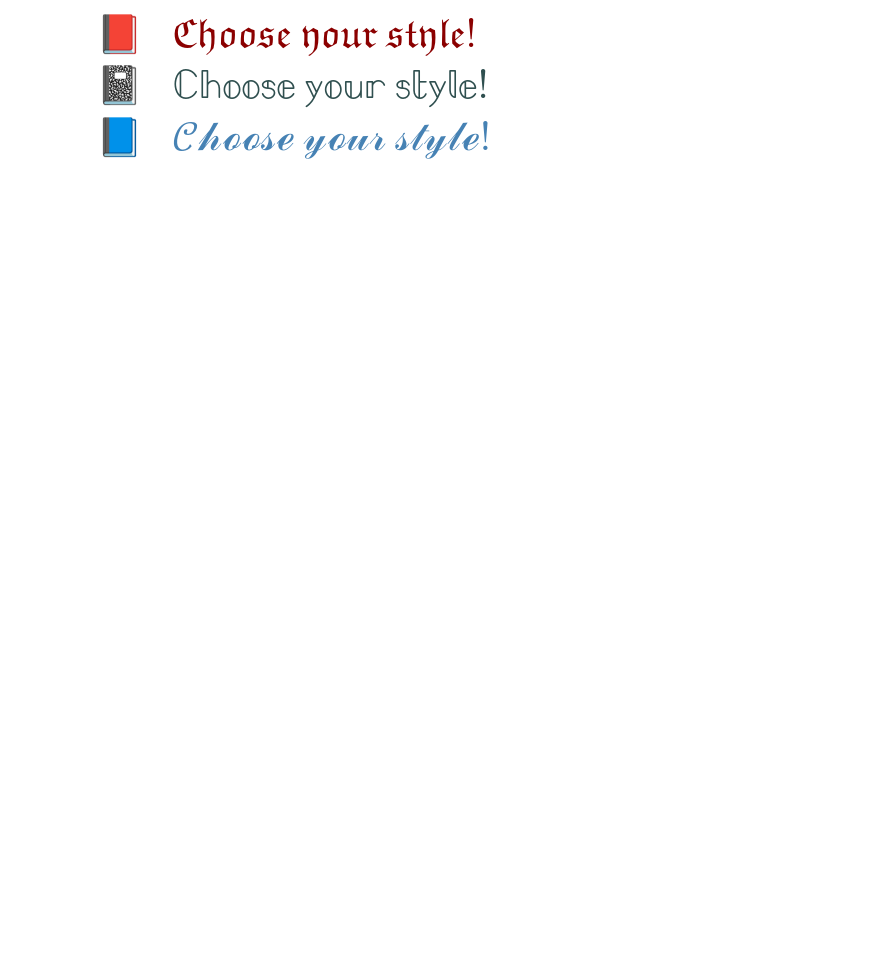
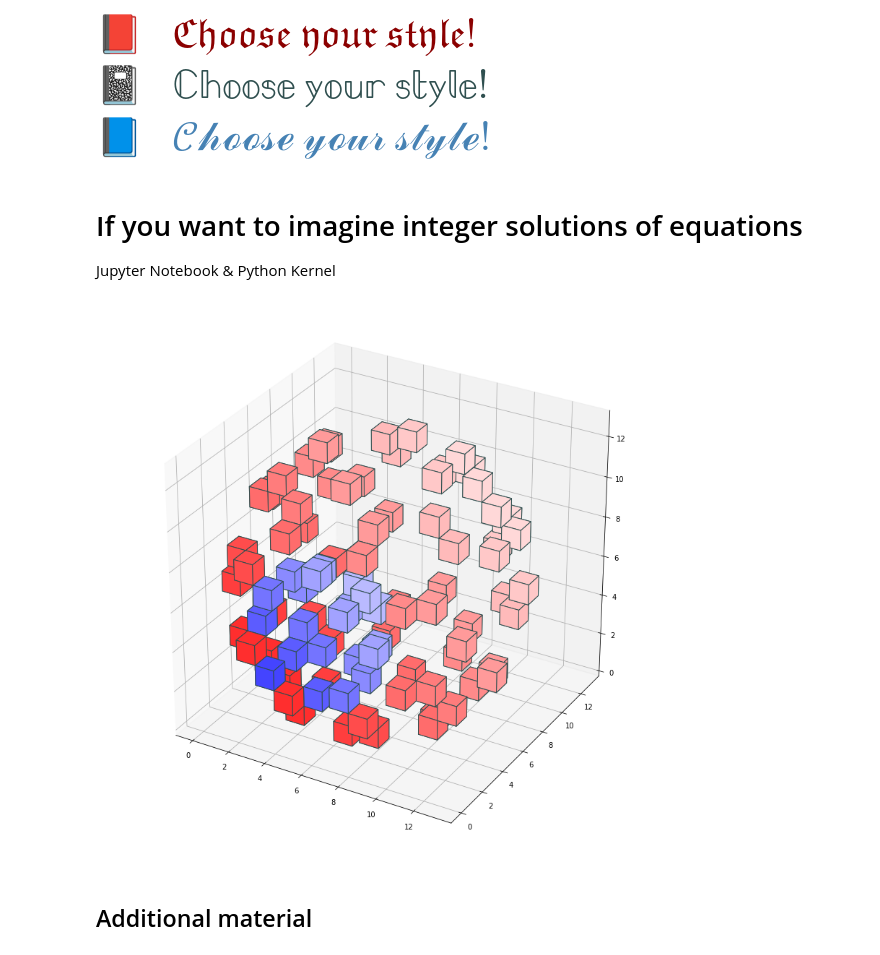
Before and after one commit to OlgaBelitskaya/instagram, a Jupyter notebook: instagram_python2.ipynb, the cells around one changed output. Saved outputs shown, nothing was run; the diff lists cells and outputs as text; code cells hidden in the pictures; blank space fills up the shorter version.

```diff
--- a/instagram_python2.ipynb
+++ b/instagram_python2.ipynb
@@ -153,3 +158,15 @@ Jupyter Notebook & Python Kernel
 <p style="color:darkslategray; font-size:250%; text-shadow:5px 5px 5px #bbb;">&#x1F4D3; &nbsp; $\mathbb {Choose \ your \ style!}$</p>
 
 <p style="color:steelblue; font-size:250%; text-shadow:5px 5px 5px #ccc;">&#x1F4D8; &nbsp; $\mathscr {Choose \ your \ style!}$</p>
+# %% [markdown]
+# If you want to imagine integer solutions of equations
+Jupyter Notebook & Python Kernel
+# %%
+import numpy,pylab,matplotlib.colors; from mpl_toolkits.mplot3d import Axes3D
+x,y,z = numpy.indices((13,13,13));
+link1 = (x-5)**2+(y-1)**2+(z-5)**2==9; link2 = (x-6)**2+(y-5)**2+(z-6)**2==45
+f = pylab.figure(figsize=(14,14)); ax = f.gca(projection='3d')
+ax.voxels(link1,facecolors=pylab.cm.bwr((x+y+z)/44),edgecolor='darkslategray');
+ax.voxels(link2,facecolors=pylab.cm.bwr(1-(x+y+z)/66),edgecolor='darkslategray');
+# %% [output]
+[figure, added]
@@ -155,0 +185,2 @@ Jupyter Notebook & Python Kernel
+# %% [markdown]
+## Additional material
```
Also changed, not shown: parts of 4 cells of this notebook.
